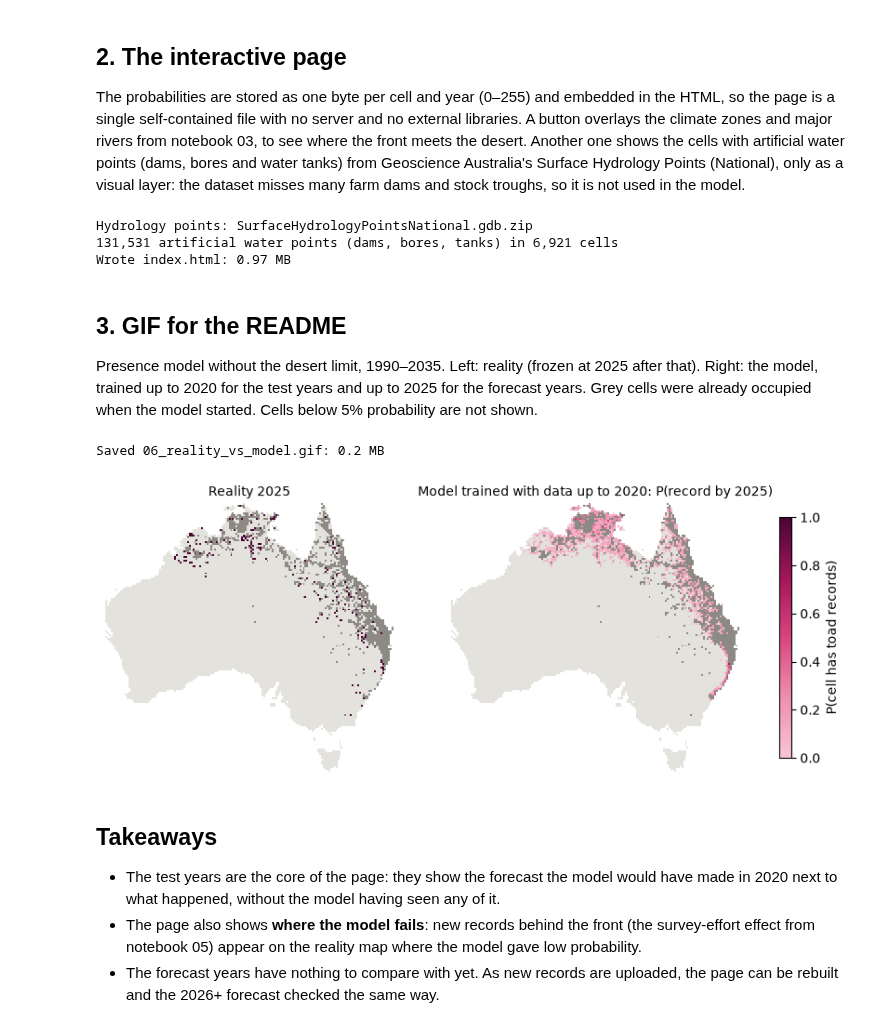
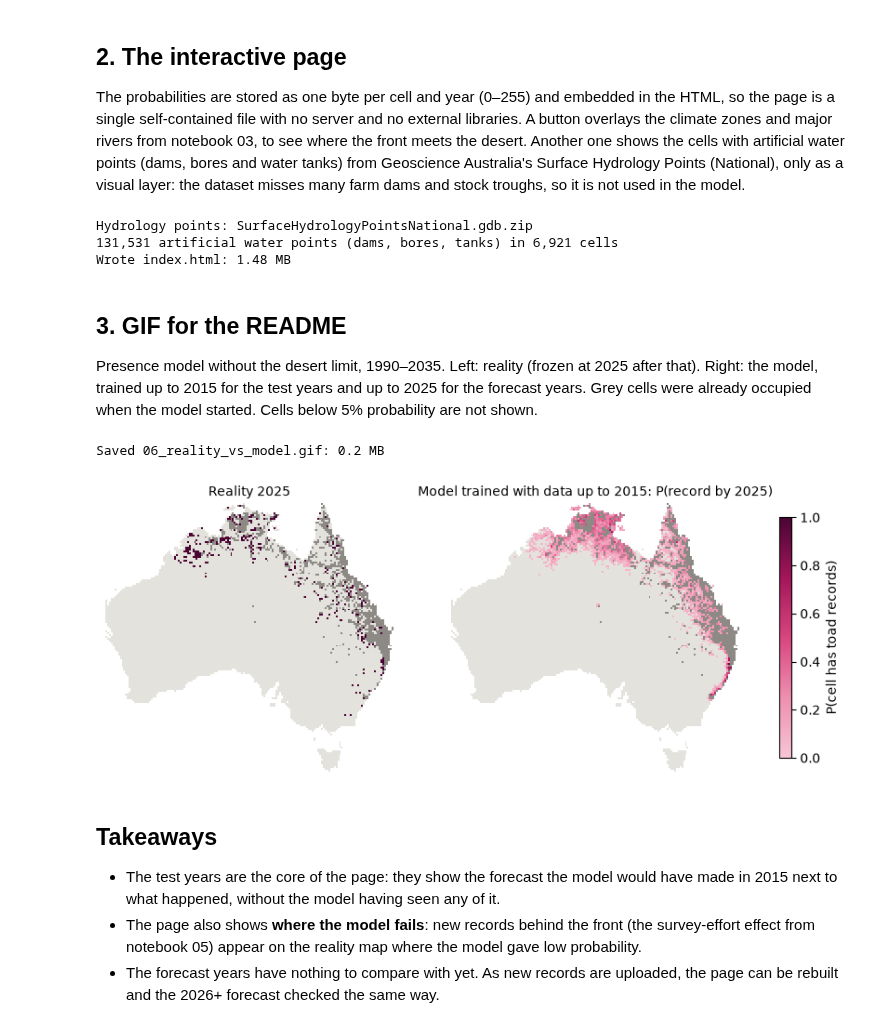
Before and after one commit to shalomilan/cane-toad-invasion, a Jupyter notebook: notebooks/06_reality_vs_model.ipynb, the cells around one changed output. Cells and saved outputs as stored; diff of their text form; code cells hidden in the pictures.

```diff
--- a/notebooks/06_reality_vs_model.ipynb
+++ b/notebooks/06_reality_vs_model.ipynb
@@ -39,16 +39,21 @@ SITE = PROJECT_ROOT / "docs"
 CELL_SIZE_M = 25_000
 CELL_KM2 = (CELL_SIZE_M / 1000) ** 2
 SCENARIOS = ["presence model", "presence model, desert limit"]
-BACKTEST_YEARS = range(2021, 2026)
+BACKTEST_YEARS = range(2016, 2026)
 FORECAST_YEARS = range(2026, 2036)
 MAP_RIVER_DISCHARGE_M3S = 20
 
 file_name = {s: s.replace(", ", "_").replace(" ", "_") for s in SCENARIOS}
-backtest = {s: pd.read_csv(PROCESSED / f"backtest_records_{file_name[s]}.csv") for s in SCENARIOS}
+backtest = {s: pd.read_csv(PROCESSED / f"backtest2015_records_{file_name[s]}.csv") for s in SCENARIOS}
+backtest_presence = {s: pd.read_csv(PROCESSED / f"backtest2015_presence_{file_name[s]}.csv") for s in SCENARIOS}
 forecast = {s: pd.read_csv(PROCESSED / f"forecast_presence_{file_name[s]}.csv") for s in SCENARIOS}
-summary = pd.read_csv(PROCESSED / "simulation_summary_by_year_presence.csv")
-summary = summary.loc[((summary["period"] == "backtest") & (summary["measure"] == "records"))
-                      | ((summary["period"] == "forecast") & (summary["measure"] == "presence"))].drop(columns="measure")
+SUMMARY_COLUMNS = ["scenario", "period", "year", "area_median", "area_p5", "area_p95"]
+forecast_summary = pd.read_csv(PROCESSED / "simulation_summary_by_year_presence.csv").query("period == 'forecast'")
+forecast_summary["period"] = np.where(forecast_summary["measure"] == "records", "forecast_records", "forecast")
+backtest_summary = pd.read_csv(PROCESSED / "simulation_summary_backtest2015.csv")
+backtest_summary["period"] = np.where(backtest_summary["measure"] == "records", "backtest", "backtest_presence")
+backtest_summary = backtest_summary.loc[(backtest_summary["measure"] == "presence") | (backtest_summary["year"] >= 2016)]
+summary = pd.concat([backtest_summary, forecast_summary])[SUMMARY_COLUMNS]
 assert set(summary["scenario"]) == set(SCENARIOS)
 
 cells = forecast[SCENARIOS[0]][["cx", "cy", "lon", "lat", "first_year"]]
@@ -132,7 +137,9 @@ payload = {
     "cy": cells["cy"].tolist(),
     "first_year": [int(y) if np.isfinite(y) else 0 for y in first_year],
     "first_year_min": first_record,
+    "test_cutoff": BACKTEST_YEARS[0] - 1,
     "prob": {s: {"backtest": probability_bytes(backtest[s], BACKTEST_YEARS),
+                 "backtest_presence": probability_bytes(backtest_presence[s], BACKTEST_YEARS),
                  "forecast": probability_bytes(forecast[s], FORECAST_YEARS)} for s in SCENARIOS},
     "summary": summary.round(4).to_dict(orient="records"),
     "observed": observed.round(4).astype(object).where(observed.notna(), None).to_dict(orient="records"),
@@ -148,16 +155,18 @@ SITE.mkdir(exist_ok=True)
 page = SITE / "index.html"
 page.write_text(template.replace("/*__DATA__*/null", json.dumps(payload, separators=(",", ":"))), encoding="utf-8")
 (SITE / "figures").mkdir(exist_ok=True)
-shutil.copy(FIGURES / "05d_calibration.png", SITE / "figures" / "05d_calibration.png")
+for figure in ["05d_calibration.png", "07_skill_by_horizon.png"]:
+    if (FIGURES / figure).exists():
+        shutil.copy(FIGURES / figure, SITE / "figures" / figure)
 print(f"Wrote {page.name}: {page.stat().st_size / 1e6:.2f} MB")
 # %% [output]
 Hydrology points: SurfaceHydrologyPointsNational.gdb.zip
 131,531 artificial water points (dams, bores, tanks) in 6,921 cells
-Wrote index.html: 0.97 MB
+Wrote index.html: 1.48 MB
 # %% [markdown]
 ## 3. GIF for the README
 
-Presence model without the desert limit, 1990–2035. Left: reality (frozen at 2025 after that). Right: the model, trained up to 2020 for the test years and up to 2025 for the forecast years. Grey cells were already occupied when the model started. Cells below 5% probability are not shown.
+Presence model without the desert limit, 1990–2035. Left: reality (frozen at 2025 after that). Right: the model, trained up to 2015 for the test years and up to 2025 for the forecast years. Grey cells were already occupied when the model started. Cells below 5% probability are not shown.
 # %%
 RAMP = LinearSegmentedColormap.from_list("ramp", ["#f7c6d5", "#ee8fb0", "#d9467f", "#a3165a", "#4a0533"])
 LAND, BASELINE, INK = (np.array([*to_rgb(h), 1]) for h in ["#e4e2dd", "#8d8a85", "#4a0533"])
@@ -177,11 +186,11 @@ MIN_P = 0.05
 
 
 def frame_colours(year: int, scenario: str = "presence model"):
-    baseline = None if year <= 2020 else 2020 if year <= 2025 else 2025
+    baseline = None if year <= 2015 else 2015 if year <= 2025 else 2025
     reality = np.tile(LAND, (len(cells), 1))
     reality[first_year <= min(year, 2025)] = INK
-    if baseline == 2020:
-        reality[first_year <= 2020] = BASELINE
+    if baseline == 2015:
+        reality[first_year <= 2015] = BASELINE
     model = np.tile(LAND, (len(cells), 1))
     if baseline is not None:
         known = first_year <= baseline
@@ -223,17 +232,17 @@ Saved 06_reality_vs_model.gif: 0.2 MB
 # %%
 fig, axes = plt.subplots(1, 2, figsize=(11, 5.6))
 reality, model, _ = frame_colours(2025)
-for ax, image, label in zip(axes, [reality, model], ["Reality 2025", "Model trained with data up to 2020: P(record by 2025)"]):
+for ax, image, label in zip(axes, [reality, model], ["Reality 2025", "Model trained with data up to 2015: P(record by 2025)"]):
     ax.imshow(image, interpolation="nearest")
     ax.set_axis_off()
     ax.set_title(label, fontsize=10)
 fig.colorbar(plt.cm.ScalarMappable(cmap=RAMP), ax=axes, shrink=0.6, label="P(cell has toad records)")
 plt.savefig(FIGURES / "06_reality_vs_model_2025.png", dpi=150, bbox_inches="tight")
 # %% [output]
-[figure, old version]
+[figure, new version]
 # %% [markdown]
 ## Takeaways
 
-- The test years are the core of the page: they show the forecast the model would have made in 2020 next to what happened, without the model having seen any of it.
+- The test years are the core of the page: they show the forecast the model would have made in 2015 next to what happened, without the model having seen any of it.
 - The page also shows **where the model fails**: new records behind the front (the survey-effort effect from notebook 05) appear on the reality map where the model gave low probability.
 - The forecast years have nothing to compare with yet. As new records are uploaded, the page can be rebuilt and the 2026+ forecast checked the same way.
```
Also changed, not shown: parts of 1 cell of this notebook, 8 other files.
